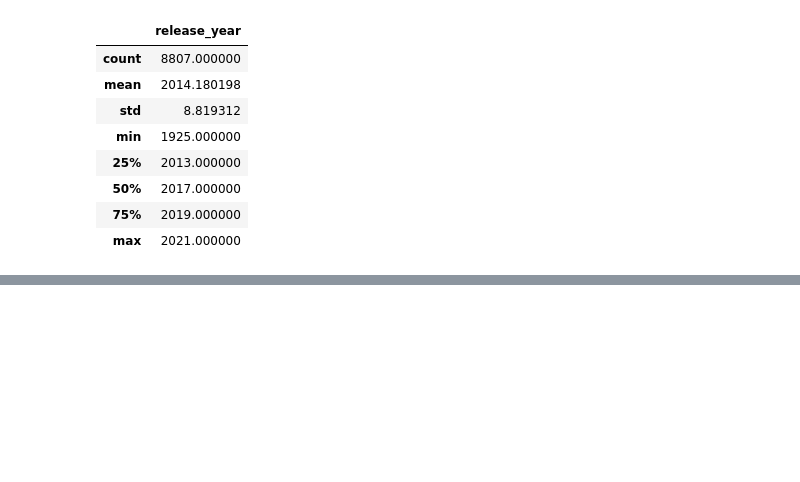
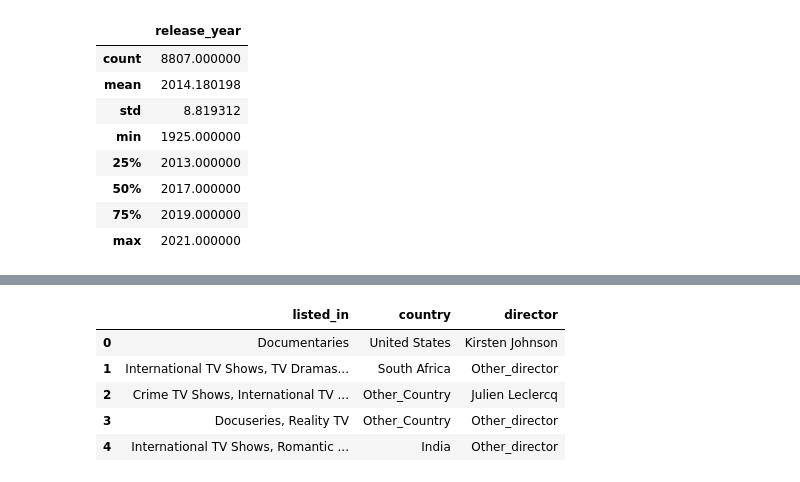
Before and after one commit to Vishalpandey328/Netflix-Data_Exploration_and_Visualisation, a Jupyter notebook: Recomendation.ipynb, the cells around one changed output, grey strips where cells are left out. Cells and saved outputs as stored; diff of their text form; code cells hidden in the pictures; blank space fills up the shorter version.

```diff
--- a/Recomendation.ipynb
+++ b/Recomendation.ipynb
@@ -105,3 +105,13 @@ df.head(5)
 | 2 | s3 | TV Show | Ganglands | Julien Leclercq | Sami Bouajila, Tracy Gotoas, Samu... | Other_Country | 2021-09-24 | 2021 | TV-MA | 1 Season | ... |
 | 3 | s4 | TV Show | Jailbirds New Orleans | Other_director | other_cast | Other_Country | 2021-09-24 | 2021 | TV-MA | 1 Season | ... |
 | 4 | s5 | TV Show | Kota Factory | Other_director | Mayur More, Jitendra Kumar, Ranja... | India | 2021-09-24 | 2021 | TV-MA | 2 Seasons | ... |
+# %%
+small_df = df[['listed_in','country','director']]
+small_df.head(5)
+# %% [output]
+|  | listed_in | country | director |
+| 0 | Documentaries | United States | Kirsten Johnson |
+| 1 | International TV Shows, TV Dramas... | South Africa | Other_director |
+| 2 | Crime TV Shows, International TV ... | Other_Country | Julien Leclercq |
+| 3 | Docuseries, Reality TV | Other_Country | Other_director |
+| 4 | International TV Shows, Romantic ... | India | Other_director |
```
Also changed, not shown: parts of 22 cells of this notebook.
